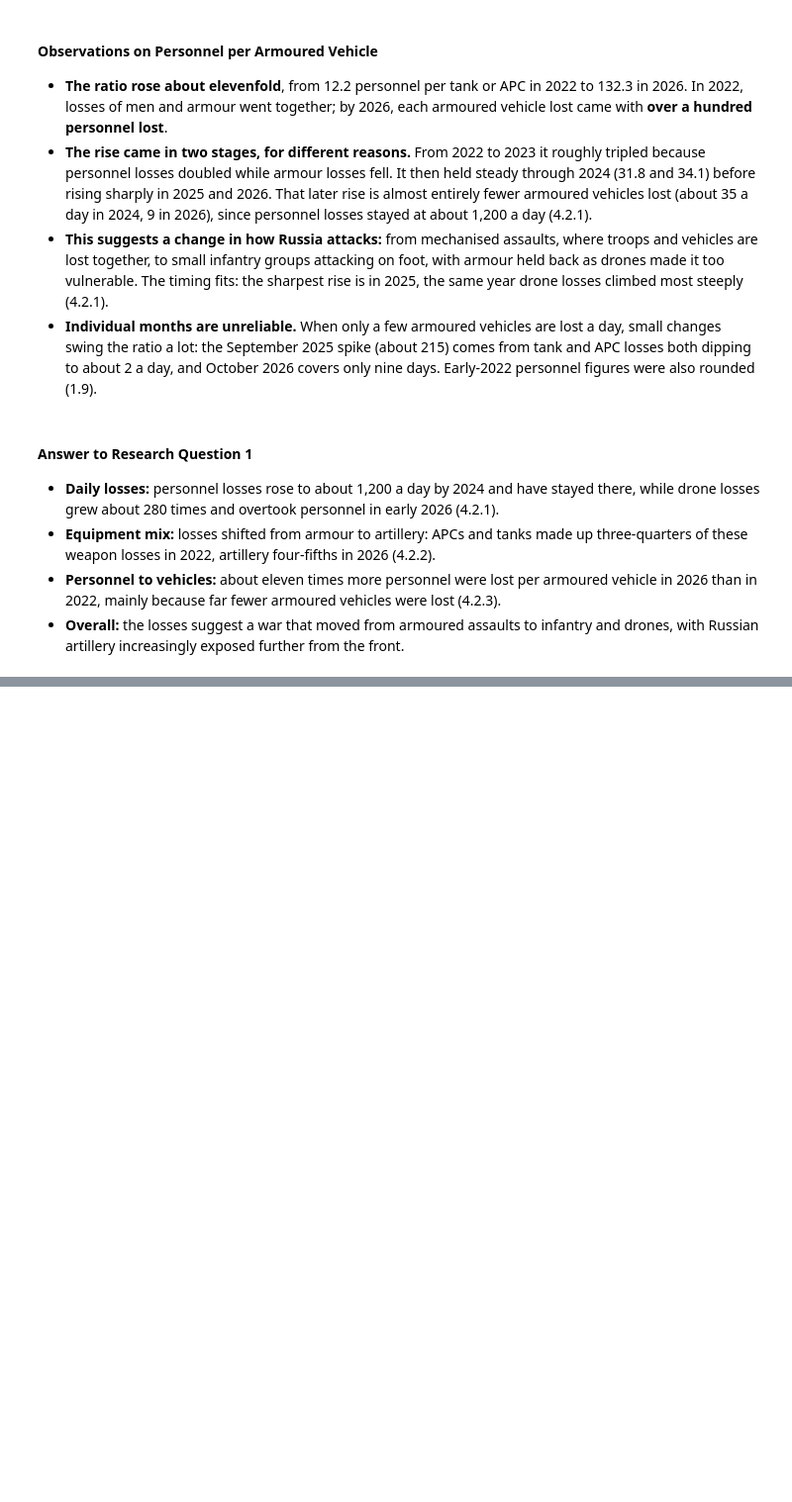
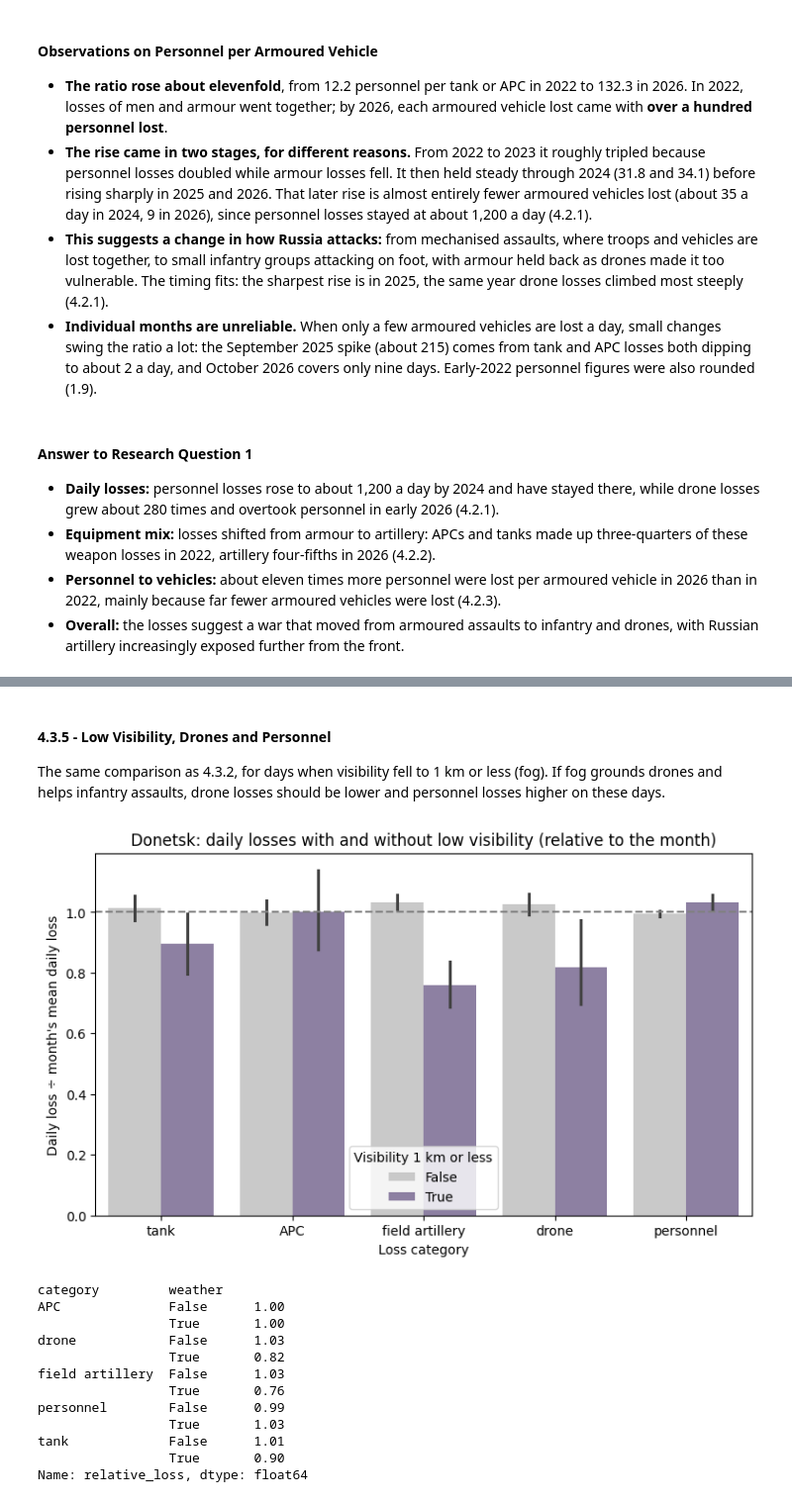
Before and after one commit to ABROCK1516/Ukraine-Losses-Weather, a Jupyter notebook: Ukraine_Losses_Weather.ipynb, the cells around one changed output, grey strips where cells are left out. Shown at 99% size. Saved outputs shown, nothing was run; the diff lists cells and outputs as text; code cells hidden in the pictures; blank space fills up the shorter version.

```diff
--- a/Ukraine_Losses_Weather.ipynb
+++ b/Ukraine_Losses_Weather.ipynb
@@ -2507,0 +2717,31 @@ dtype: float64
+# %% [markdown]
+#### **4.3.5 - Low Visibility, Drones and Personnel**
+The same comparison as 4.3.2, for days when visibility fell to 1 km or less (fog). If fog grounds drones and helps infantry assaults, drone losses should be lower and personnel losses higher on these days.
+# %%
+part = long[(long["station"] == "donetsk") & (long["condition"] == "low_vis")]  # Donetsk, low-visibility days
+
+plt.figure(figsize=(9, 5))
+sns.barplot(data=part, x="category", y="relative_loss", hue="weather", seed=0,
+            palette={False: "#c9c9c9", True: "#8c7aa8"})  # grey = clear, purple = fog
+plt.axhline(1, color="grey", linestyle="--")  # 1.0 = a normal day for the month
+plt.title("Donetsk: daily losses with and without low visibility (relative to the month)")
+plt.xlabel("Loss category")
+plt.ylabel("Daily loss ÷ month's mean daily loss")
+plt.legend(title="Visibility 1 km or less")
+plt.show()
+
+print(part.groupby(["category", "weather"])["relative_loss"].mean().round(2))  # the bar heights, for quoting
+# %% [output]
+[figure, added]
+category         weather
+APC              False      1.00
+                 True       1.00
+drone            False      1.03
+                 True       0.82
+field artillery  False      1.03
+                 True       0.76
+personnel        False      0.99
+                 True       1.03
+tank             False      1.01
+                 True       0.90
+Name: relative_loss, dtype: float64
```
Also changed, not shown: parts of 20 cells of this notebook.
